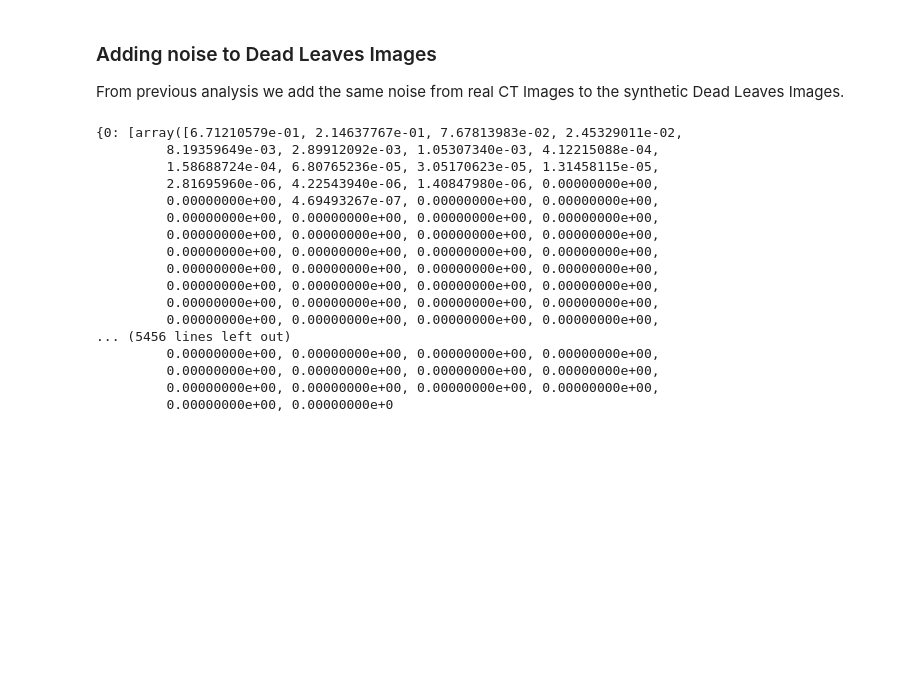
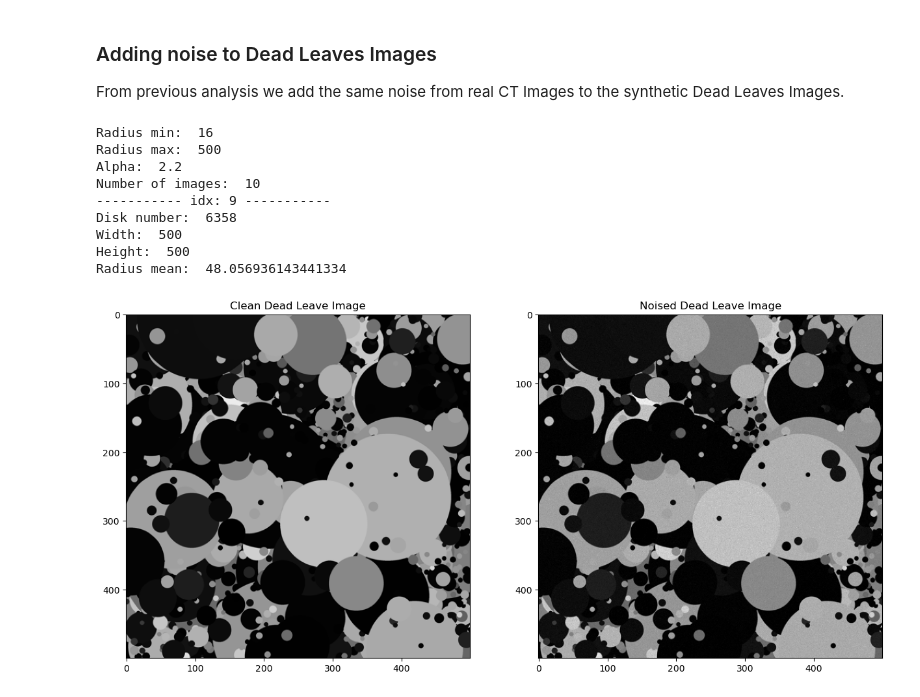
Before and after one commit to paulo-03/research_project_master, a Jupyter notebook: local_files/synthetic_images.ipynb, the cells around one changed output. Saved outputs shown, nothing was run; the diff lists cells and outputs as text; code cells hidden in the pictures; blank space fills up the shorter version.

```diff
--- a/local_files/synthetic_images.ipynb
+++ b/local_files/synthetic_images.ipynb
@@ -169,7 +166,7 @@ Use the full and quarter dose projection, respectively FD and QD, to empirically
 
 We will analyze the noise by level of grey, meaning that we compute the mean and standard deviation of a pixel value between its full and quarter dose image. Then, plot the standard deviation values by their grey level and compute the linear regression of all that. Then, intercept and slope will be our noise Poisson parameters.
 # %%
-var_dict_mean, var_dict_std, noise_density_distribution, slope = noise_stat_analysis(full=l506_fd, quarter=l506_qd, plot=True)
+var_dict_mean, var_dict_std, noise_density_distribution, slope = l506.noise_stat_analysis(plot=True)
 # %% [output]
 Computing mean variance, std of variances and density distribution for all pixels intensities:   0%|          …
 [figure]
@@ -296,23 +293,38 @@ dl_alpha = dead_leaves.fourier_transform_analysis(plot=True)
 ### Adding noise to Dead Leaves Images
 
 From previous analysis we add the same noise from real CT Images to the synthetic Dead Leaves Images.
-# %%
-noise_density_distribution
-# %% [output]
-{0: [array([6.71210579e-01, 2.14637767e-01, 7.67813983e-02, 2.45329011e-02,
-         8.19359649e-03, 2.89912092e-03, 1.05307340e-03, 4.12215088e-04,
-         1.58688724e-04, 6.80765236e-05, 3.05170623e-05, 1.31458115e-05,
-         2.81695960e-06, 4.22543940e-06, 1.40847980e-06, 0.00000000e+00,
-         0.00000000e+00, 4.69493267e-07, 0.00000000e+00, 0.00000000e+00,
-         0.00000000e+00, 0.00000000e+00, 0.00000000e+00, 0.00000000e+00,
-         0.00000000e+00, 0.00000000e+00, 0.00000000e+00, 0.00000000e+00,
-         0.00000000e+00, 0.00000000e+00, 0.00000000e+00, 0.00000000e+00,
-         0.00000000e+00, 0.00000000e+00, 0.00000000e+00, 0.00000000e+00,
-         0.00000000e+00, 0.00000000e+00, 0.00000000e+00, 0.00000000e+00,
-         0.00000000e+00, 0.00000000e+00, 0.00000000e+00, 0.00000000e+00,
-         0.00000000e+00, 0.00000000e+00, 0.00000000e+00, 0.00000000e+00,
-... (5456 lines left out)
-         0.00000000e+00, 0.00000000e+00, 0.00000000e+00, 0.00000000e+00,
-         0.00000000e+00, 0.00000000e+00, 0.00000000e+00, 0.00000000e+00,
-         0.00000000e+00, 0.00000000e+00, 0.00000000e+00, 0.00000000e+00,
-         0.00000000e+00, 0.00000000e+0
+# %%
+noised_dead_leaves = dead_leaves.create_noised_dead_leaves(noise_density_distribution)
+# %%
+idx = 9  # select one of the 250 projection of patient L506
+
+# Display the CT images to have a quick overview
+fig, axs = plt.subplots(1, 2, figsize=(15, 15))
+
+axs[0].imshow(dead_leaves.imgs[idx].pil, cmap='grey')
+axs[0].set_title('Clean Dead Leave Image')
+axs[1].imshow(noised_dead_leaves.imgs[idx].pil, cmap='grey')
+axs[1].set_title('Noised Dead Leave Image')
+
+print("Radius min: ", dead_leaves.r_min)
+print("Radius max: ", dead_leaves.r_max)
+print("Alpha: ", dead_leaves.alpha)
+print("Number of images: ", dead_leaves.len)
+print(f"----------- idx: {idx} -----------")
+print("Disk number: ", dead_leaves.imgs[idx].disk_number)
+print("Width: ", dead_leaves.imgs[idx].width)
+print("Height: ", dead_leaves.imgs[idx].height)
+print("Radius mean: ", dead_leaves.imgs[idx].r_mean)
+
+plt.show()
+# %% [output]
+Radius min:  16
+Radius max:  500
+Alpha:  2.2
+Number of images:  10
+----------- idx: 9 -----------
+Disk number:  6358
+Width:  500
+Height:  500
+Radius mean:  48.056936143441334
+[figure, added]
```
Also changed, not shown: parts of 9 cells of this notebook, 2 other files.
